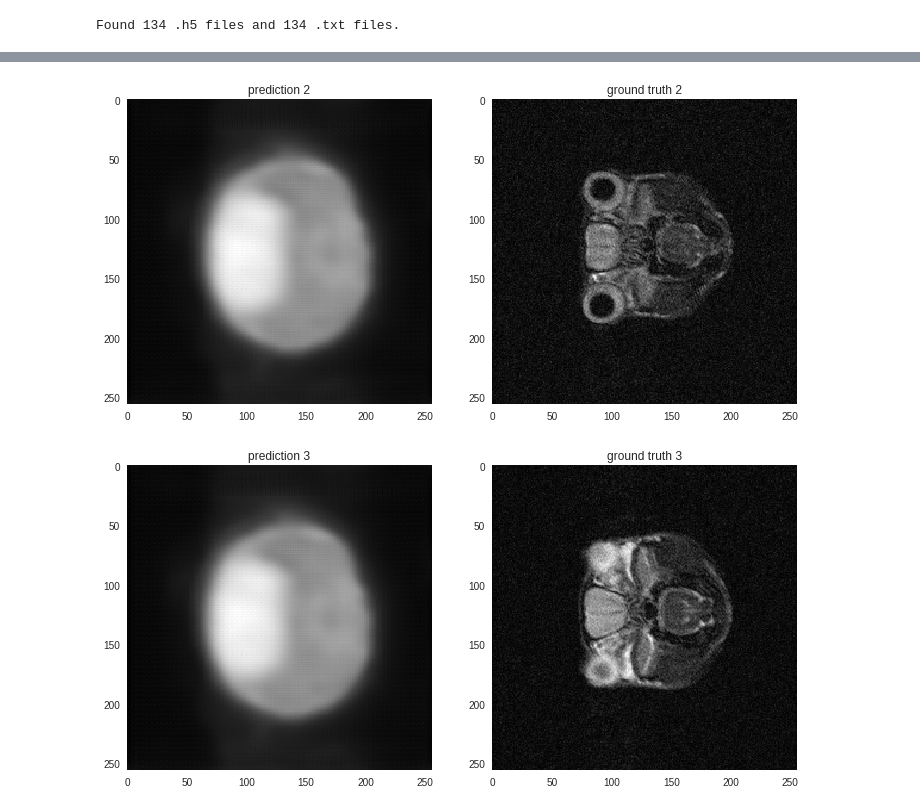
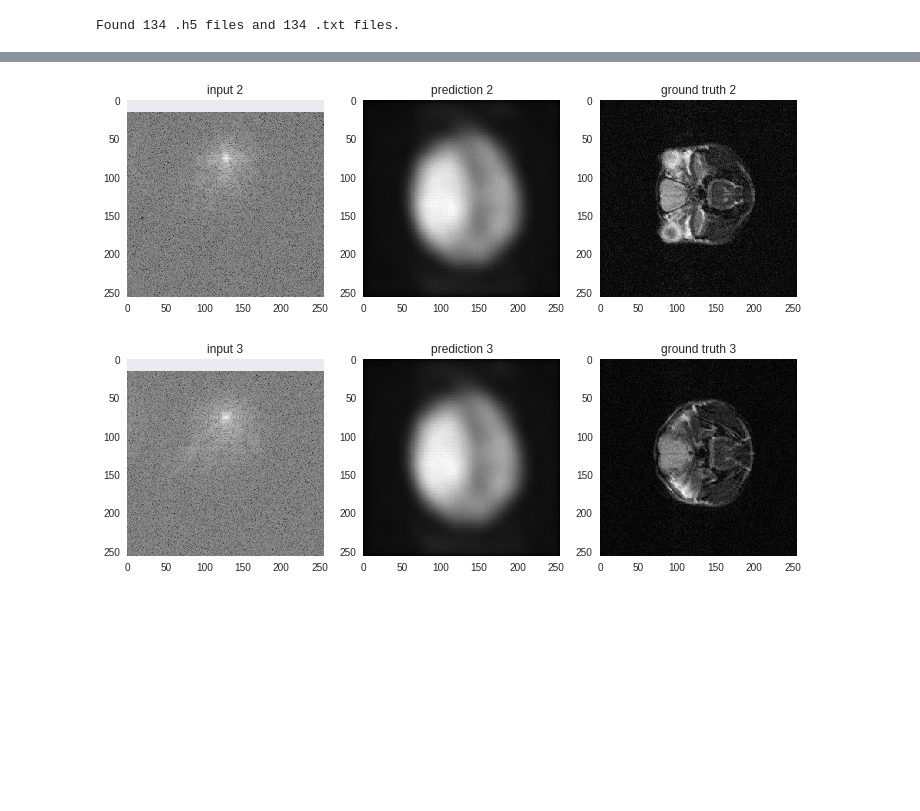
Before and after one commit to alexwal/cs230-project, a Jupyter notebook: MRI_reconstruction_example/automap_model.ipynb, the cells around one changed output, grey strips where cells are left out. Cells and saved outputs as stored; diff of their text form; code cells hidden in the pictures; blank space fills up the shorter version.

```diff
--- a/MRI_reconstruction_example/automap_model.ipynb
+++ b/MRI_reconstruction_example/automap_model.ipynb
@@ -113,8 +113,8 @@ tf.reset_default_graph()
 def load_model():
     n_H, n_W = 256, 256
     X = Input((n_H, n_W, 2))
-    conv_downsample1 = Conv2D(1, 2, strides=2, activation='relu', padding='same')(X)
-    conv_downsample2 = Conv2D(1, 2, strides=2, activation='relu', padding='same')(conv_downsample1)
+    conv_downsample1 = Conv2D(2, 2, strides=2, activation='relu', padding='same')(X)
+    conv_downsample2 = Conv2D(2, 2, strides=2, activation='relu', padding='same')(conv_downsample1)
     X1 = Flatten()(conv_downsample2)
     current_H, current_W = (256 // 4, 256 // 4) # after downsampling by 2 twice
     fc1 = Dense(current_H * current_W * 2, activation = 'tanh')(X1)
@@ -177,7 +177,7 @@ def batch_generator():
     # Find all the files in our dataset
     h5_files = utils.automap.find_dataset_files(DATASET_DIRECTORY)
 
-    batch_size = 4
+    batch_size = 16
     n_H, n_W = 256, 256
 
     X_batch = np.zeros((batch_size, n_H, n_W, 2))
@@ -234,9 +234,11 @@ Found 134 .h5 files and 134 .txt files.
 with sess.as_default():
     fit_model = model.fit_generator(batch_generator(),
                                  validation_data=(X_development, Y_development),
-                                 steps_per_epoch=600,
-                                 epochs=10,
+                                 steps_per_epoch=2600 // 16,
+                                 epochs=2,
                                  shuffle=True,
                                  verbose=1,
                                  use_multiprocessing=True)
+
+    model.save('automap_baseline.h5')
 # %% [output]
@@ -298,22 +324,38 @@ plt.title('ground truth 1');
 # %%
 # Prediction 2
-plt.subplot(1, 2, 1)
-plt.imshow(prediction_batch[1])
+
+mag, phase = X_development[2][..., 0],  X_development[2][..., 1]
+fft = mag * np.exp(1j * phase)
+
+plt.subplot(1, 3, 1)
+utils.plot.imshowfft(np.abs(fft))
+plt.title('input 2')
+
+plt.subplot(1, 3, 2)
+plt.imshow(prediction_batch[2])
 plt.title('prediction 2')
 
-plt.subplot(1, 2, 2)
-plt.imshow(ground_truth_batch[1])
+plt.subplot(1, 3, 3)
+plt.imshow(ground_truth_batch[2])
 plt.title('ground truth 2');
 # %% [output]
-[figure, old version]
+[figure, new version]
 # %%
 # Prediction 3
-plt.subplot(1, 2, 1)
-plt.imshow(prediction_batch[2])
+
+mag, phase = X_development[3][..., 0],  X_development[3][..., 1]
+fft = mag * np.exp(1j * phase)
+
+plt.subplot(1, 3, 1)
+utils.plot.imshowfft(np.abs(fft))
+plt.title('input 3')
+
+plt.subplot(1, 3, 2)
+plt.imshow(prediction_batch[3])
 plt.title('prediction 3')
 
-plt.subplot(1, 2, 2)
-plt.imshow(ground_truth_batch[2])
+plt.subplot(1, 3, 3)
+plt.imshow(ground_truth_batch[3])
 plt.title('ground truth 3');
 # %% [output]
-[figure, old version]
+[figure, new version]
```
Also changed, not shown: parts of 7 cells of this notebook.
